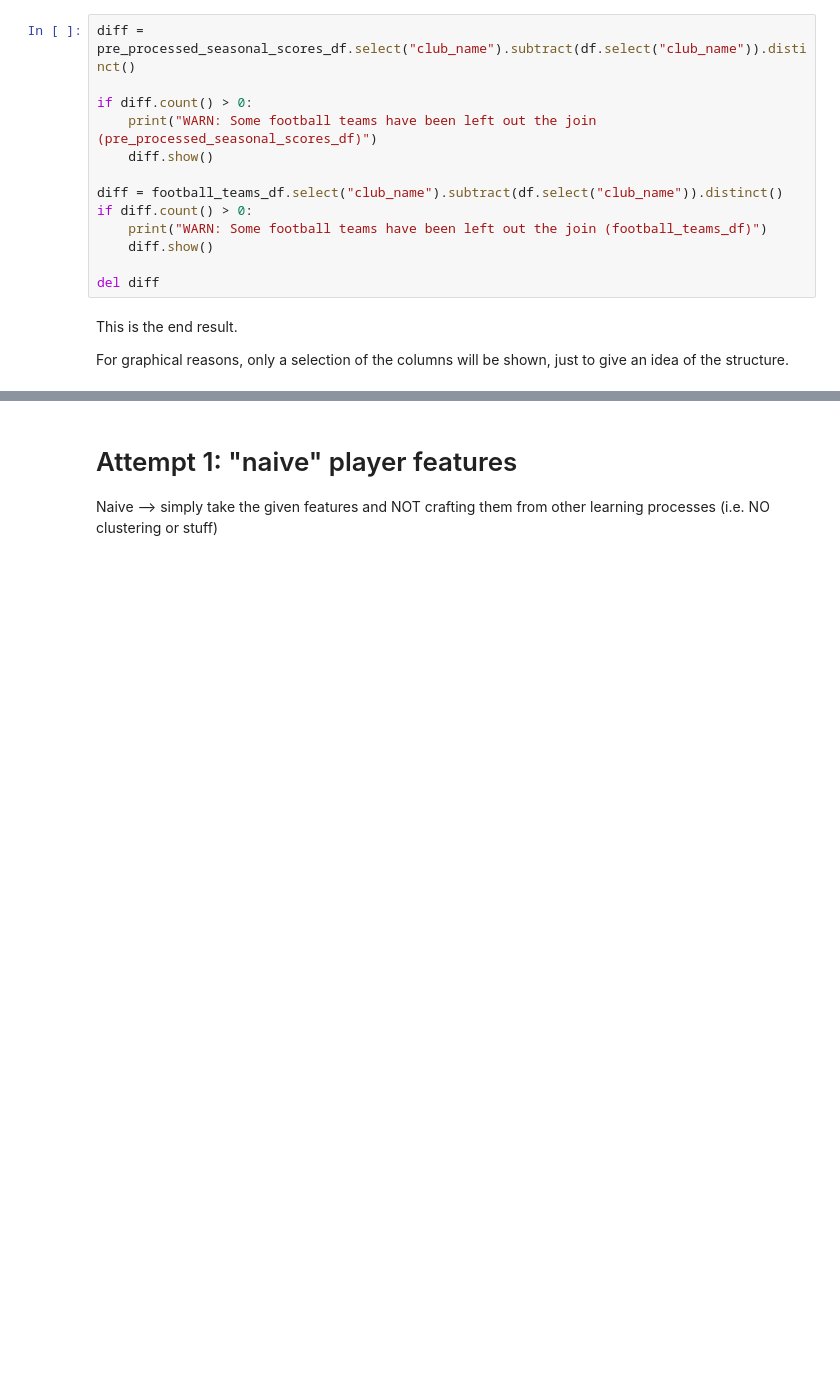
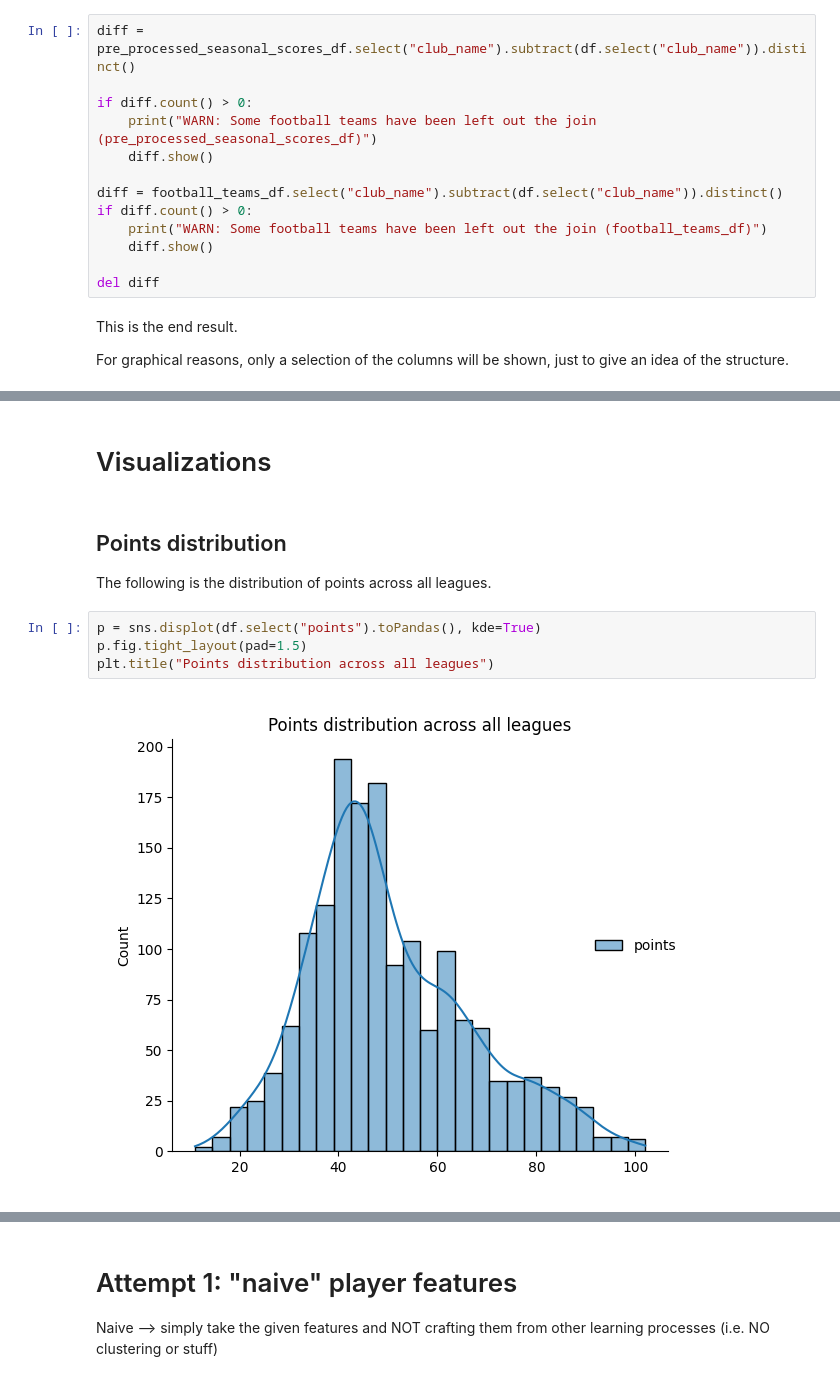
Before and after one commit to Big-Data-FC/project, a Jupyter notebook: main.ipynb, the cells around one changed output, grey strips where cells are left out. Cells and saved outputs as stored; diff of their text form; blank space fills up the shorter version.

Commit message:
Add initial data visualizations

```diff
--- a/main.ipynb
+++ b/main.ipynb
@@ -687,2 +689,14 @@ df.select(
 +------+--------------------+--------------------+-----------------+------------------+------+-----+
 only showing top 20 rows
+# %% [markdown]
+# Visualizations
+# %% [markdown]
+## Points distribution
+
+The following is the distribution of points across all leagues.
+# %%
+p = sns.displot(df.select("points").toPandas(), kde=True)
+p.fig.tight_layout(pad=1.5)
+plt.title("Points distribution across all leagues")
+# %% [output]
+[figure, added]
```
Also changed, not shown: parts of 14 cells of this notebook.
